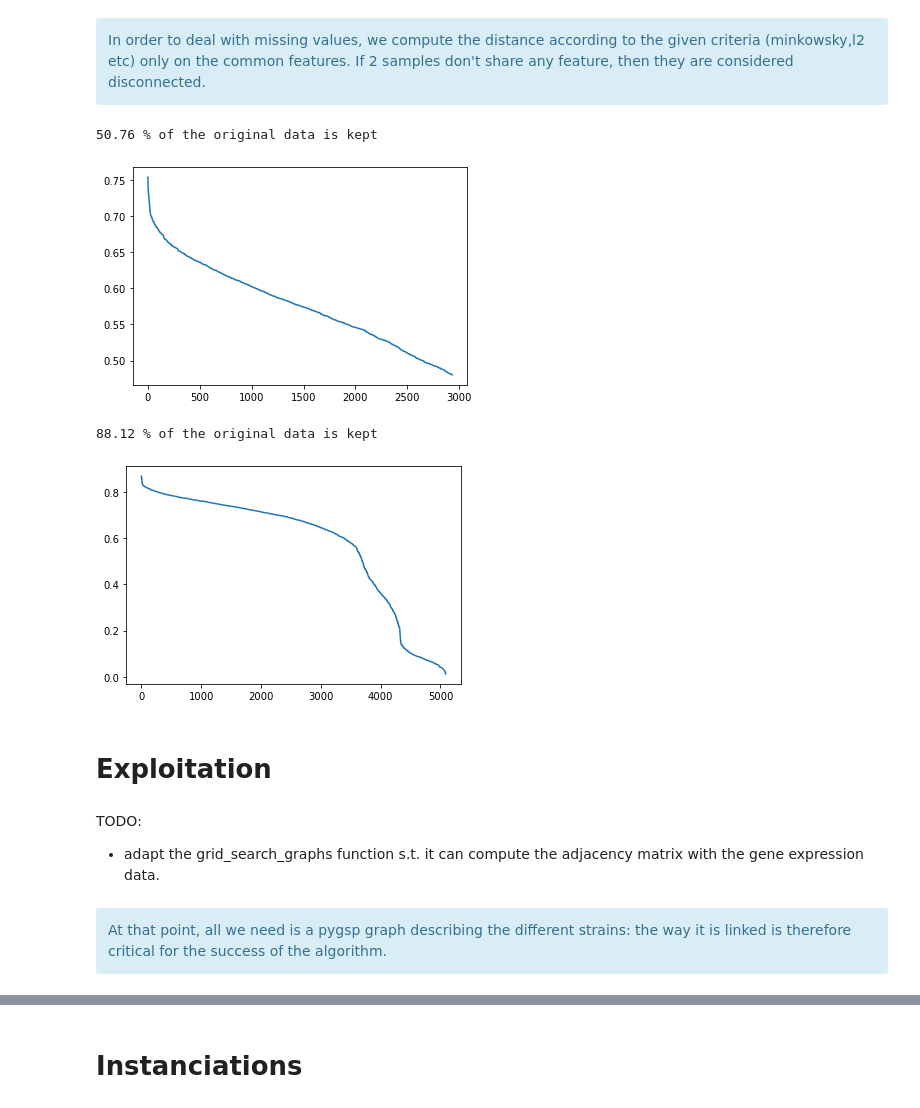
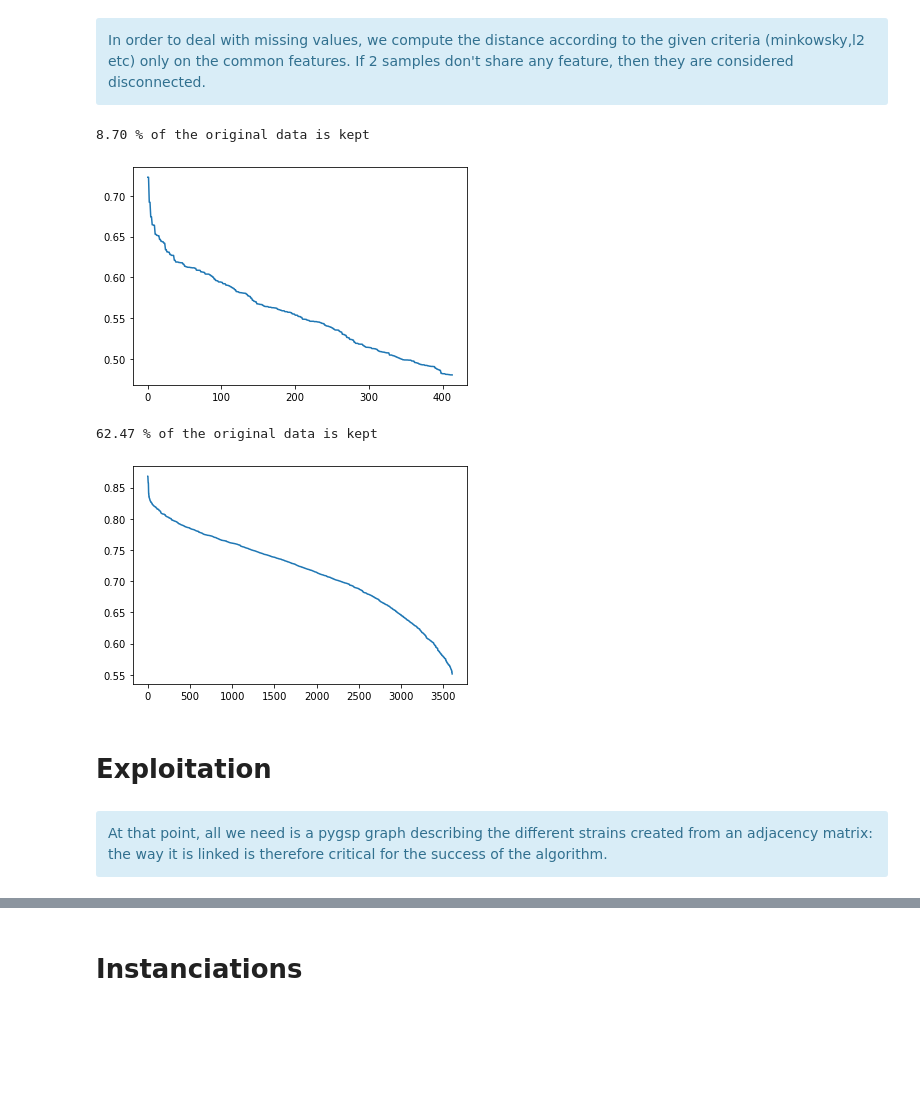
Before and after one commit to raphaelreiss/Network_tour_of_mice_genetics, a Jupyter notebook: Graph_Analysis_Mice_Genetics.ipynb, the cells around one changed output, grey strips where cells are left out. Saved outputs shown, nothing was run; the diff lists cells and outputs as text; code cells hidden in the pictures; blank space fills up the shorter version.

```diff
--- a/Graph_Analysis_Mice_Genetics.ipynb
+++ b/Graph_Analysis_Mice_Genetics.ipynb
@@ -89,11 +76,11 @@ def epsilon_similarity_graph(X: np.ndarray, metric='euclidean', sigma=1, epsilon
         adjacency (n x n ndarray): adjacency matrix of the graph.
     """
     if np.isnan(X).any():
-        Dists = squareform(np.array([pdist(X[s][:, ~np.isnan(X[s]).any(axis=0)], metric,p=1) for s in map(list, itertools.combinations(range(X.shape[0]), 2))]).ravel())
+        Dists = squareform(np.array([pdist(X[s][:, ~np.isnan(X[s]).any(axis=0)], metric) for s in map(list, itertools.combinations(range(X.shape[0]), 2))]).ravel())
         Dists[Dists == 0] = 1E8
         Dists = np.nan_to_num(Dists,nan = 1E8)
     else:
-        Dists = squareform(pdist(X,metric = metric,p = 1))
+        Dists = squareform(pdist(X,metric = "euclidean"))
 
     Dists = np.exp(-Dists**2/(2 * sigma**2))
     Dists[Dists <= epsilon] = 0
@@ -102,10 +89,7 @@ def epsilon_similarity_graph(X: np.ndarray, metric='euclidean', sigma=1, epsilon
 # %%
 def plot_distrib(adjacency):
     """ Plot the density of kerneled distances
-
-    Args:
-        adjacency (np.array): adjacency matrix
-
+    adjacency : adjacency matrix
     """
     non_zero = adjacency[np.nonzero(adjacency)]
     print("{:0.2f} % of the original data is kept".format(non_zero.size / adjacency.size * 100))
@@ -138,27 +123,23 @@ else:
 #remove the mouses which don't have information in this top
 expr_df = expr_df.T[~expr_df.isna().all()]
 # %%
-m = epsilon_similarity_graph(expr_df.values,sigma = 48,epsilon = 0.48,metric = 'euclidean')
-E = expr_df.values
+m = epsilon_similarity_graph(expr_df.values,sigma = 42,epsilon = 0.48,metric = 'euclidean')
 plot_distrib(m)
 # %% [output]
-50.76 % of the original data is kept
+8.70 % of the original data is kept
-[figure, old version]
+[figure, new version]
 # %%
-m = epsilon_similarity_graph(expr_df.values,sigma = 9000,epsilon = 0,metric = 'minkowski')
-E = expr_df.values
+#Same is done with L1 distance
+m = epsilon_similarity_graph(expr_df.values,sigma = 9000,epsilon = 0.55,metric = 'minkowski')
 plot_distrib(m)
 # %% [output]
-88.12 % of the original data is kept
+62.47 % of the original data is kept
-[figure, old version]
+[figure, new version]
 # %% [markdown]
 # Exploitation
-# %% [markdown]
-TODO:
-* adapt the grid_search_graphs function s.t. it can compute the adjacency matrix with the gene expression data.
 # %% [markdown]
 <div class="alert alert-block alert-info">
-At that point, all we need is a pygsp graph describing the different strains: the way it is linked is therefore critical for the success of the algorithm.
+At that point, all we need is a pygsp graph describing the different strains created from an adjacency matrix: the way it is linked is therefore critical for the success of the algorithm.
 </div>
 # %%
 def get_min_max(params_scores):
```
Also changed, not shown: parts of 56 cells of this notebook, 5 other files.
